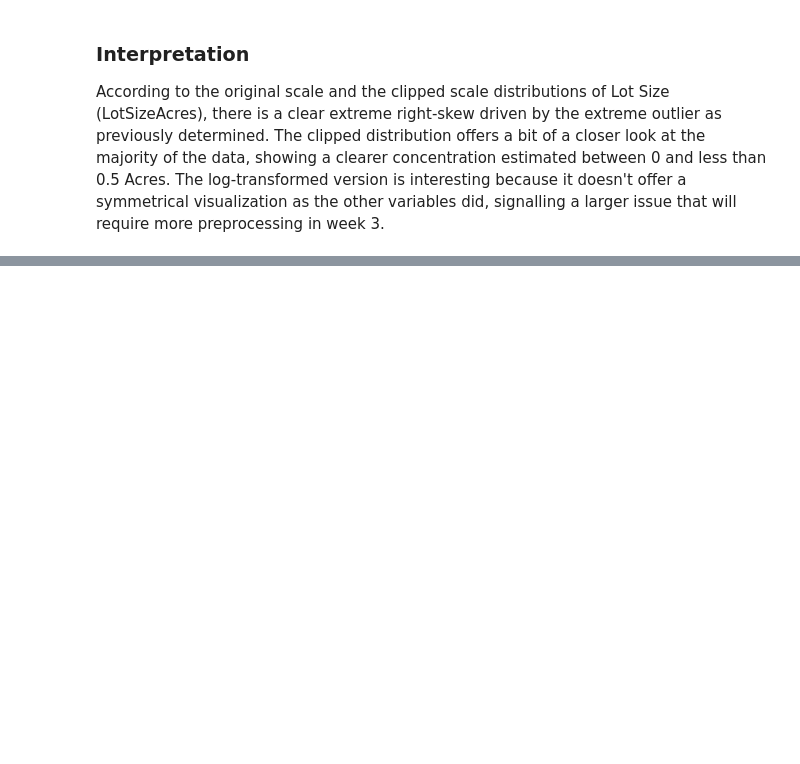
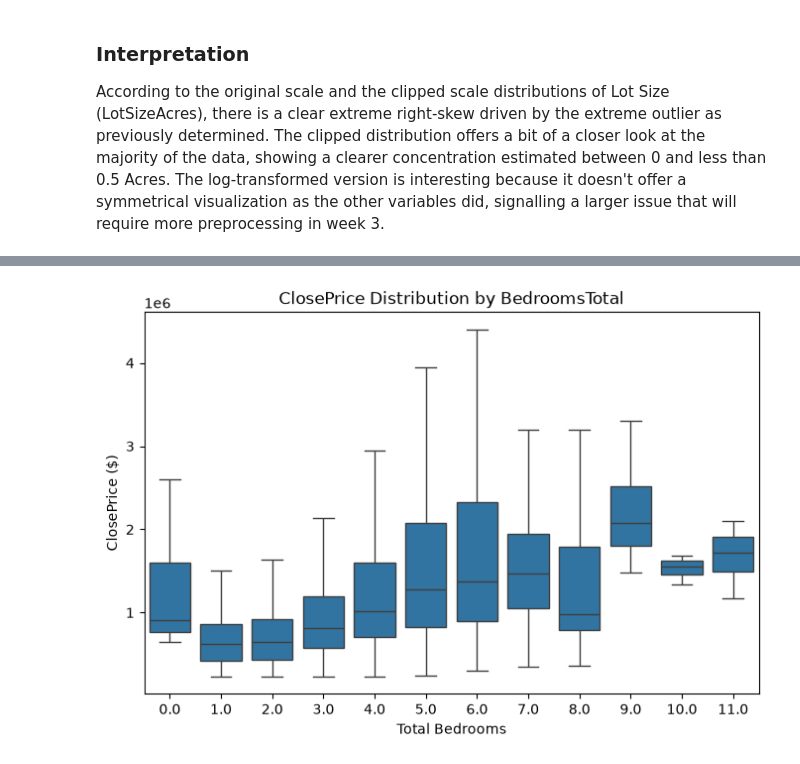
Before and after one commit to iviang/IDX-Exchange-DS-2026, a Jupyter notebook: Deliverables/Week 2/01_exploration.ipynb, the cells around one changed output, grey strips where cells are left out. Drawn from its saved outputs; the diff is of its cells as text; code cells hidden in the pictures; blank space fills up the shorter version.

```diff
--- a/Deliverables/Week 2/01_exploration.ipynb
+++ b/Deliverables/Week 2/01_exploration.ipynb
@@ -471,0 +513,11 @@ According to the original scale and the clipped scale distributions of Lot Size
+# %%
+# Bedrooms vs ClosePrice box plot
+
+plt.figure(figsize=(8, 5))
+sns.boxplot(data=plot_df, x='BedroomsTotal', y='ClosePrice', showfliers=False)
+plt.title('ClosePrice Distribution by BedroomsTotal')
+plt.xlabel('Total Bedrooms')
+plt.ylabel('ClosePrice ($)')
+plt.show()
+# %% [output]
+[figure, added]
```
Also changed, not shown: parts of 17 cells of this notebook, 1 other file.
